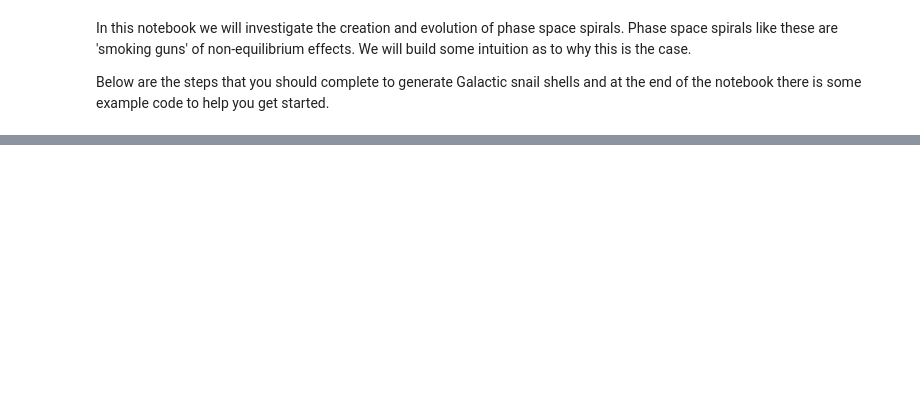
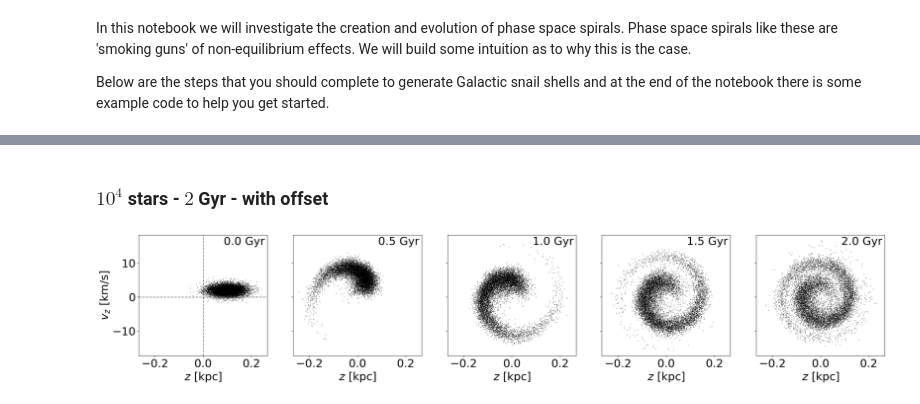
Before and after one commit to CCADynamicsGroup/SummerSchoolWorkshops, a Jupyter notebook: 2-Galaxies-and-collections-of-orbits/1-phase-mixing.ipynb, the cells around one changed output, grey strips where cells are left out. Saved outputs shown, nothing was run; the diff lists cells and outputs as text; code cells hidden in the pictures; blank space fills up the shorter version.

```diff
--- a/2-Galaxies-and-collections-of-orbits/1-phase-mixing.ipynb
+++ b/2-Galaxies-and-collections-of-orbits/1-phase-mixing.ipynb
@@ -89,0 +136,18 @@ plt.show()
+# %% [markdown]
+### $10^4$ stars - $2$ Gyr - with offset
+# %%
+# Repeating for a larger distribution and longer time
+N_star = 10_000
+pos = rng.normal(loc=[x_0,0,0.1], scale=0.04, size=(N_star,3)).T
+vel = rng.normal(loc=[0,*vy_0,2], scale=1, size=(N_star,3)).T
+
+# Offset based on Antoja et al. 2018
+# https://arxiv.org/abs/1804.10196
+
+w0 = gd.PhaseSpacePosition(pos=pos*u.kpc, vel=vel* u.km/u.s)
+
+orbit = orbit_from_w0(w0, H)
+
+make_fig(orbit)
+# %% [output]
+[figure, added]
```
Also changed, not shown: parts of 17 cells of this notebook, 11 other files.
